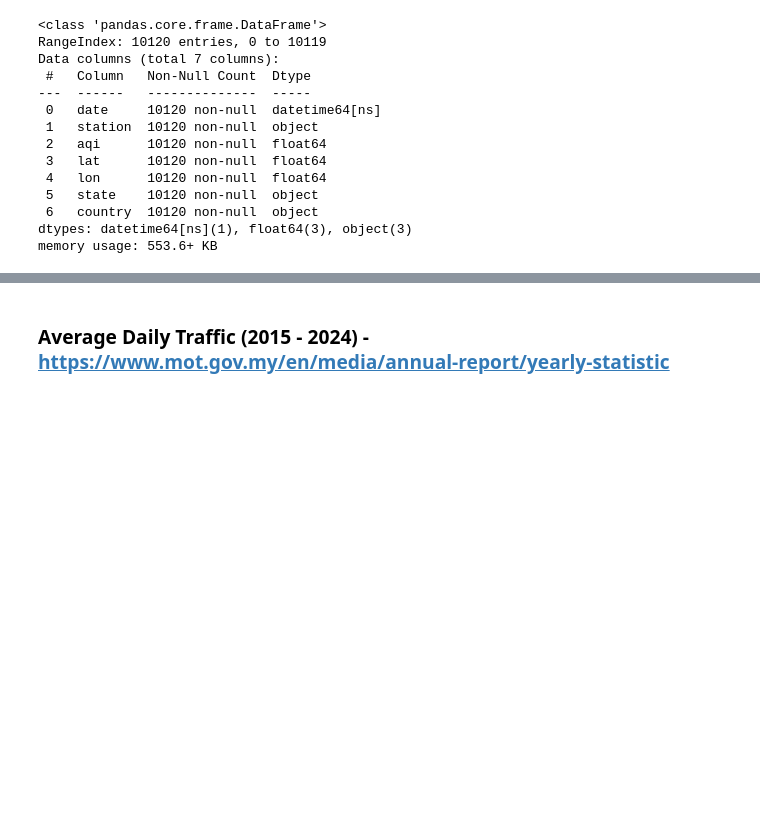
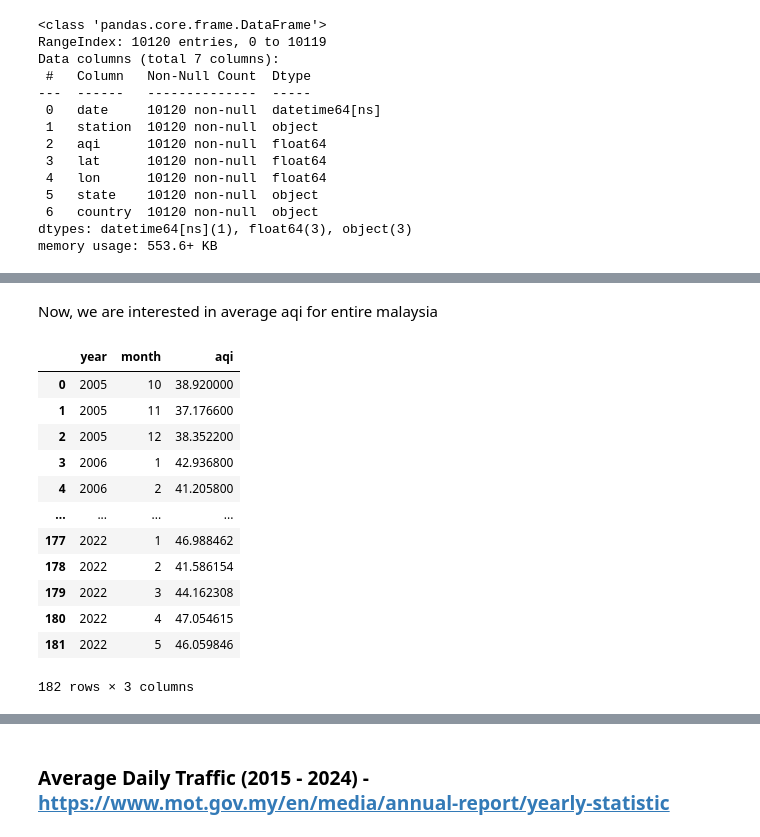
Before and after one commit to NotHLee/FIT3179_A2, a Jupyter notebook: data/cleaning.ipynb, the cells around one changed output, grey strips where cells are left out. Saved outputs shown, nothing was run; the diff lists cells and outputs as text; code cells hidden in the pictures; blank space fills up the shorter version.

```diff
--- a/data/cleaning.ipynb
+++ b/data/cleaning.ipynb
@@ -423,0 +426,31 @@ df_monthly.to_csv('../data/api/APIMS-monthly.csv', index=False)
+# %% [markdown]
+Now, we are interested in average aqi for entire malaysia
+# %%
+import pandas as pd
+
+df = pd.read_csv('../data/api/APIMS-monthly.csv')
+
+# drop irrelevant columns
+df = df.drop(columns=['state', 'country', 'lat', 'lon'])
+
+# aggregate aqi by finding the mean aqi for that month
+df['date'] = pd.to_datetime(df['date'])
+df['month'] = df['date'].dt.month
+df['year'] = df['date'].dt.year
+
+df_monthly_avg = df.groupby(['year', 'month'])['aqi'].mean().reset_index()
+df_monthly_avg
+# %% [output]
+|  | year | month | aqi |
+| 0 | 2005 | 10 | 38.920000 |
+| 1 | 2005 | 11 | 37.176600 |
+| 2 | 2005 | 12 | 38.352200 |
+| 3 | 2006 | 1 | 42.936800 |
+| 4 | 2006 | 2 | 41.205800 |
+| ... | ... | ... | ... |
+| 177 | 2022 | 1 | 46.988462 |
+| 178 | 2022 | 2 | 41.586154 |
+| 179 | 2022 | 3 | 44.162308 |
+| 180 | 2022 | 4 | 47.054615 |
+| 181 | 2022 | 5 | 46.059846 |
+182 rows × 3 columns
```
Also changed, not shown: parts of 7 cells of this notebook, 9 other files.
